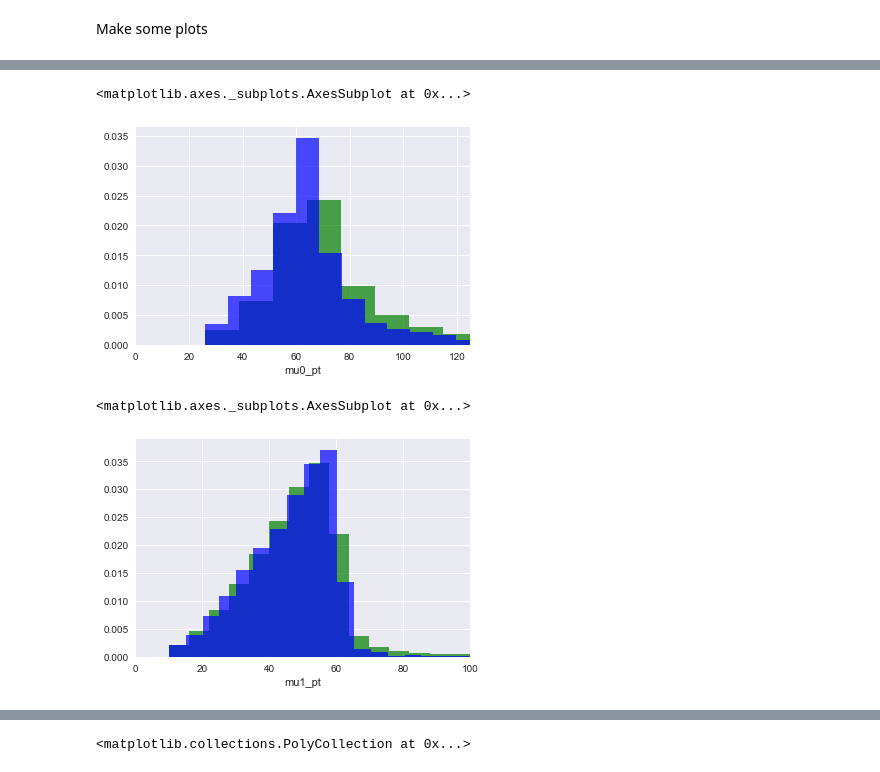
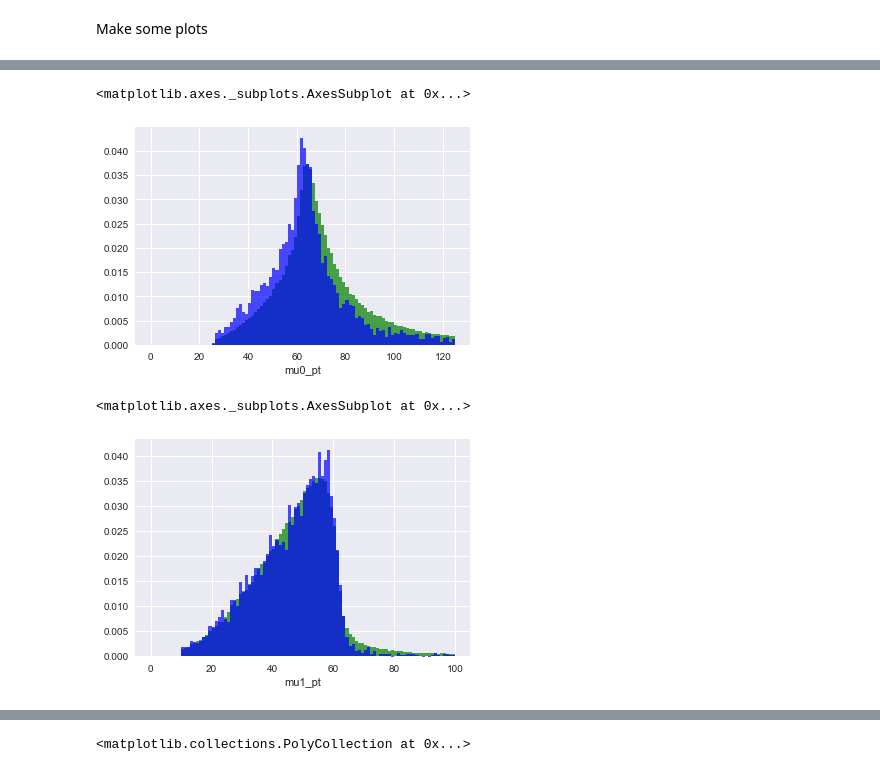
Before and after one commit to acarnes/py-ml, a Jupyter notebook: h2mumu/h2mumu.ipynb, the cells around one changed output, grey strips where cells are left out. Cells and saved outputs as stored; diff of their text form; code cells hidden in the pictures.

```diff
--- a/h2mumu/h2mumu.ipynb
+++ b/h2mumu/h2mumu.ipynb
@@ -38,15 +36,13 @@ sns.distplot(bkgdf.MET, kde=False, norm_hist=True, bins=100, color='blue', hist_
 # %%
-plt.xlim(0,125)
-sns.distplot(sigdf.mu0_pt, kde=False, norm_hist=True, bins=100, color='green', hist_kws={'weights': sigdf.weight, 'alpha': 0.7})
-sns.distplot(bkgdf.mu0_pt, kde=False, norm_hist=True, bins=100, color='blue', hist_kws={'weights': bkgdf.weight, 'alpha': 0.7})
+sns.distplot(sigdf.mu0_pt, kde=False, norm_hist=True, bins=100, color='green', hist_kws={'range': (0,125), 'weights': sigdf.weight, 'alpha': 0.7})
+sns.distplot(bkgdf.mu0_pt, kde=False, norm_hist=True, bins=100, color='blue', hist_kws={'range': (0,125), 'weights': bkgdf.weight, 'alpha': 0.7})
 # %% [output]
 <matplotlib.axes._subplots.AxesSubplot at 0x...>
-[figure, old version]
+[figure, new version]
 # %%
-plt.xlim(0,100)
-sns.distplot(sigdf.mu1_pt, kde=False, norm_hist=True, bins=100, color='green', hist_kws={'weights': sigdf.weight, 'alpha': 0.7})
-sns.distplot(bkgdf.mu1_pt, kde=False, norm_hist=True, bins=100, color='blue', hist_kws={'weights': bkgdf.weight, 'alpha': 0.7})
+sns.distplot(sigdf.mu1_pt, kde=False, norm_hist=True, bins=100, color='green', hist_kws={'range': (0,100), 'weights': sigdf.weight, 'alpha': 0.7})
+sns.distplot(bkgdf.mu1_pt, kde=False, norm_hist=True, bins=100, color='blue', hist_kws={'range': (0,100), 'weights': bkgdf.weight, 'alpha': 0.7})
 # %% [output]
 <matplotlib.axes._subplots.AxesSubplot at 0x...>
-[figure, old version]
+[figure, new version]
 # %%
```
Also changed, not shown: parts of 8 cells of this notebook.
